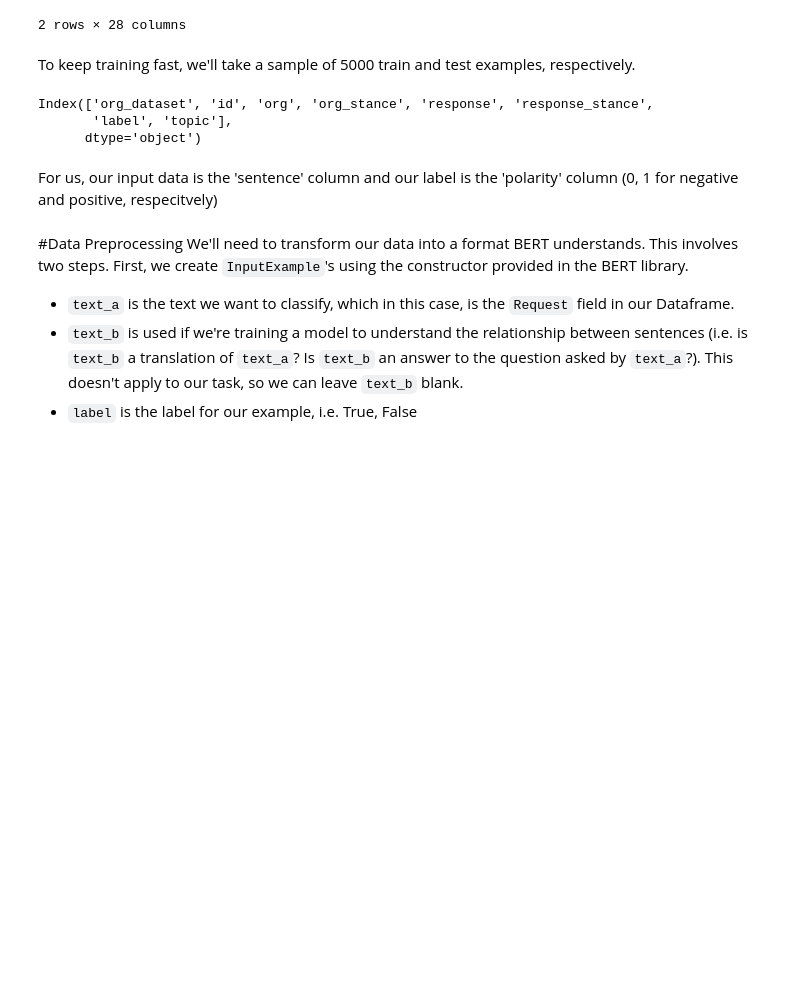
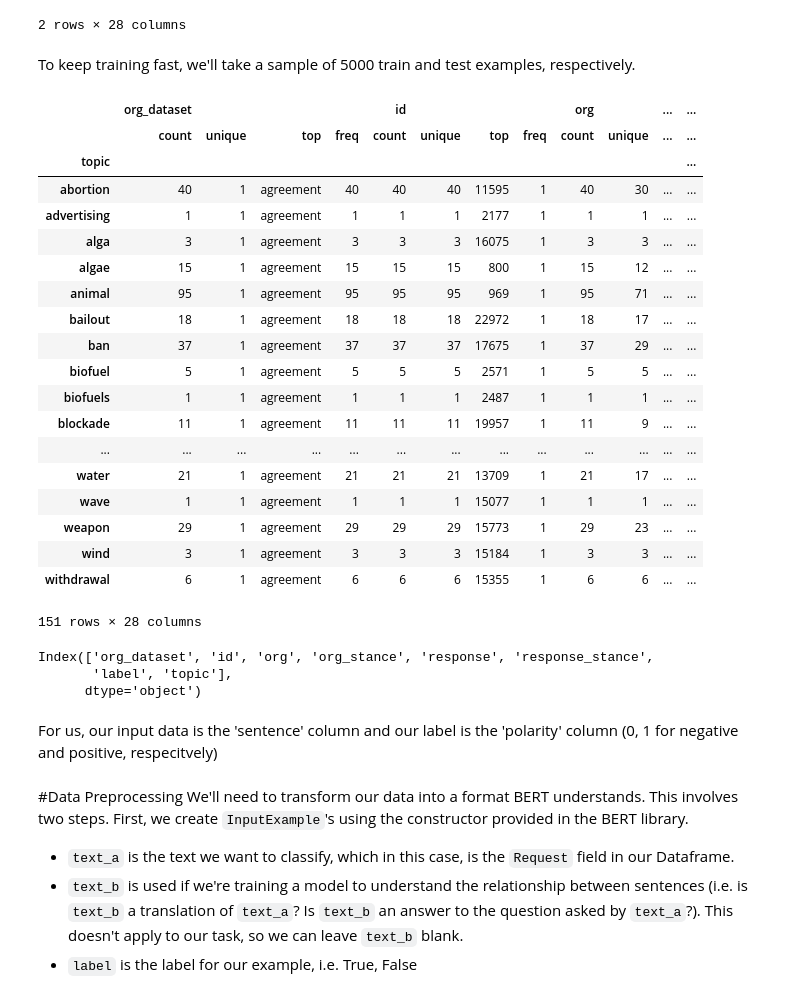
Before and after one commit to JannisBush/code_relation_prediction, a Jupyter notebook: keras-bert/Predicting_Movie_Reviews_with_BERT_on_TF_Hub.ipynb, the cells around one changed output. Cells and saved outputs as stored; diff of their text form; code cells hidden in the pictures; blank space fills up the shorter version.

```diff
--- a/keras-bert/Predicting_Movie_Reviews_with_BERT_on_TF_Hub.ipynb
+++ b/keras-bert/Predicting_Movie_Reviews_with_BERT_on_TF_Hub.ipynb
@@ -194,6 +194,29 @@ To keep training fast, we'll take a sample of 5000 train and test examples, resp
 # %%
 train = train_df.sample(frac=1)
 test = test_df.sample(frac=1)
+# %%
+test.groupby('topic').describe()
+# %% [output]
+|  | org_dataset |  |  |  | id |  |  |  | org |  | ... | ... |
+|  | count | unique | top | freq | count | unique | top | freq | count | unique | ... | ... |
+| topic |  |  |  |  |  |  |  |  |  |  |  | ... |
+| abortion | 40 | 1 | agreement | 40 | 40 | 40 | 11595 | 1 | 40 | 30 | ... | ... |
+| advertising | 1 | 1 | agreement | 1 | 1 | 1 | 2177 | 1 | 1 | 1 | ... | ... |
+| alga | 3 | 1 | agreement | 3 | 3 | 3 | 16075 | 1 | 3 | 3 | ... | ... |
+| algae | 15 | 1 | agreement | 15 | 15 | 15 | 800 | 1 | 15 | 12 | ... | ... |
+| animal | 95 | 1 | agreement | 95 | 95 | 95 | 969 | 1 | 95 | 71 | ... | ... |
+| bailout | 18 | 1 | agreement | 18 | 18 | 18 | 22972 | 1 | 18 | 17 | ... | ... |
+| ban | 37 | 1 | agreement | 37 | 37 | 37 | 17675 | 1 | 37 | 29 | ... | ... |
+| biofuel | 5 | 1 | agreement | 5 | 5 | 5 | 2571 | 1 | 5 | 5 | ... | ... |
+| biofuels | 1 | 1 | agreement | 1 | 1 | 1 | 2487 | 1 | 1 | 1 | ... | ... |
+| blockade | 11 | 1 | agreement | 11 | 11 | 11 | 19957 | 1 | 11 | 9 | ... | ... |
+| ... | ... | ... | ... | ... | ... | ... | ... | ... | ... | ... | ... | ... |
+| water | 21 | 1 | agreement | 21 | 21 | 21 | 13709 | 1 | 21 | 17 | ... | ... |
+| wave | 1 | 1 | agreement | 1 | 1 | 1 | 15077 | 1 | 1 | 1 | ... | ... |
+| weapon | 29 | 1 | agreement | 29 | 29 | 29 | 15773 | 1 | 29 | 23 | ... | ... |
+| wind | 3 | 1 | agreement | 3 | 3 | 3 | 15184 | 1 | 3 | 3 | ... | ... |
+| withdrawal | 6 | 1 | agreement | 6 | 6 | 6 | 15355 | 1 | 6 | 6 | ... | ... |
+151 rows × 28 columns
 # %%
 train.columns
 # %% [output]
```
Also changed, not shown: parts of 10 cells of this notebook.
